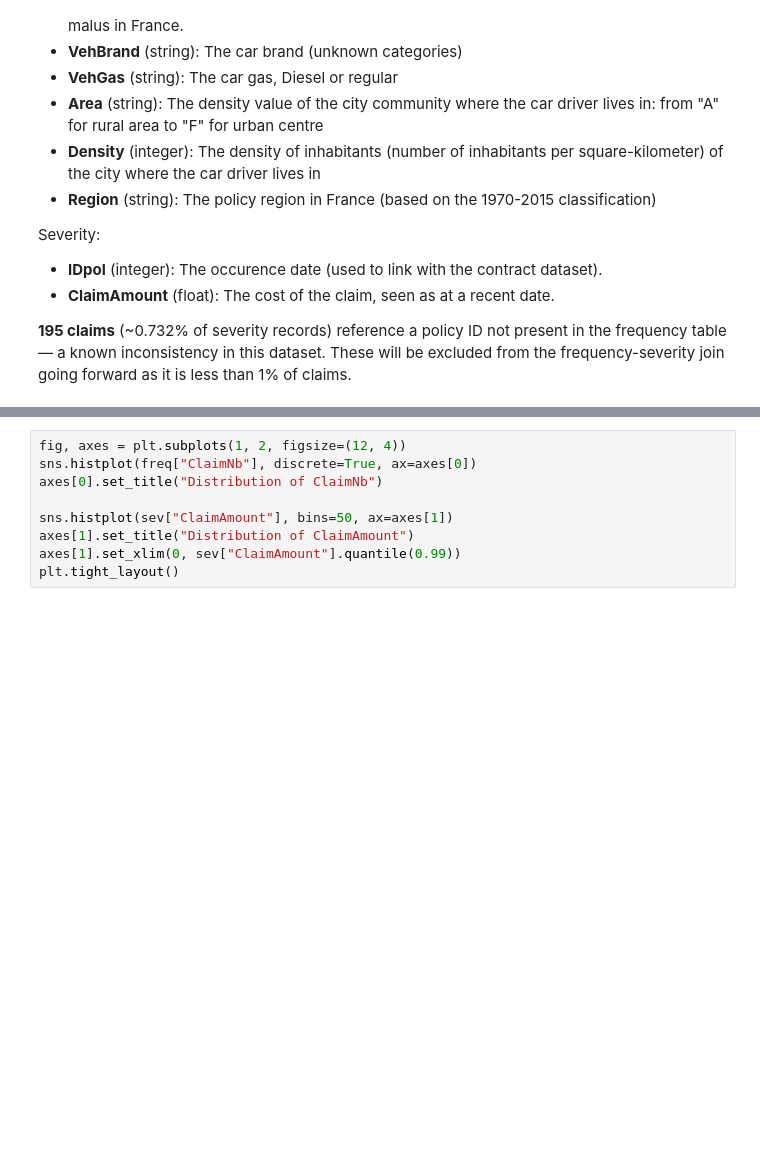
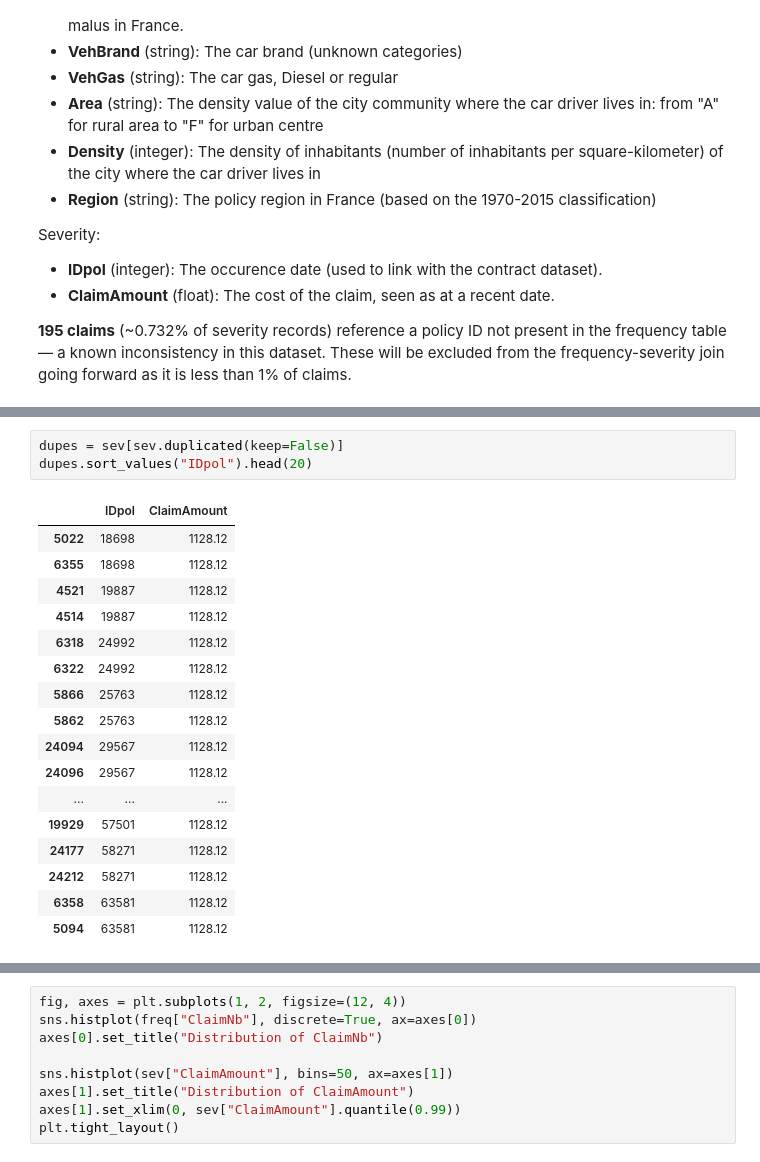
Before and after one commit to rishisatyarthy-star/RiskLabAnalysis, a Jupyter notebook: notebooks/01_data_exploration.ipynb, the cells around one changed output, grey strips where cells are left out. Saved outputs shown, nothing was run; the diff lists cells and outputs as text; blank space fills up the shorter version.

```diff
--- a/notebooks/01_data_exploration.ipynb
+++ b/notebooks/01_data_exploration.ipynb
@@ -130,0 +169,21 @@ print("\nDuplicate IDpol rows:", freq["IDpol"].duplicated().sum())
+# %%
+dupes = sev[sev.duplicated(keep=False)]
+dupes.sort_values("IDpol").head(20)
+# %% [output]
+|  | IDpol | ClaimAmount |
+| 5022 | 18698 | 1128.12 |
+| 6355 | 18698 | 1128.12 |
+| 4521 | 19887 | 1128.12 |
+| 4514 | 19887 | 1128.12 |
+| 6318 | 24992 | 1128.12 |
+| 6322 | 24992 | 1128.12 |
+| 5866 | 25763 | 1128.12 |
+| 5862 | 25763 | 1128.12 |
+| 24094 | 29567 | 1128.12 |
+| 24096 | 29567 | 1128.12 |
+| ... | ... | ... |
+| 19929 | 57501 | 1128.12 |
+| 24177 | 58271 | 1128.12 |
+| 24212 | 58271 | 1128.12 |
+| 6358 | 63581 | 1128.12 |
+| 5094 | 63581 | 1128.12 |
```
Also changed, not shown: parts of 18 cells of this notebook.
